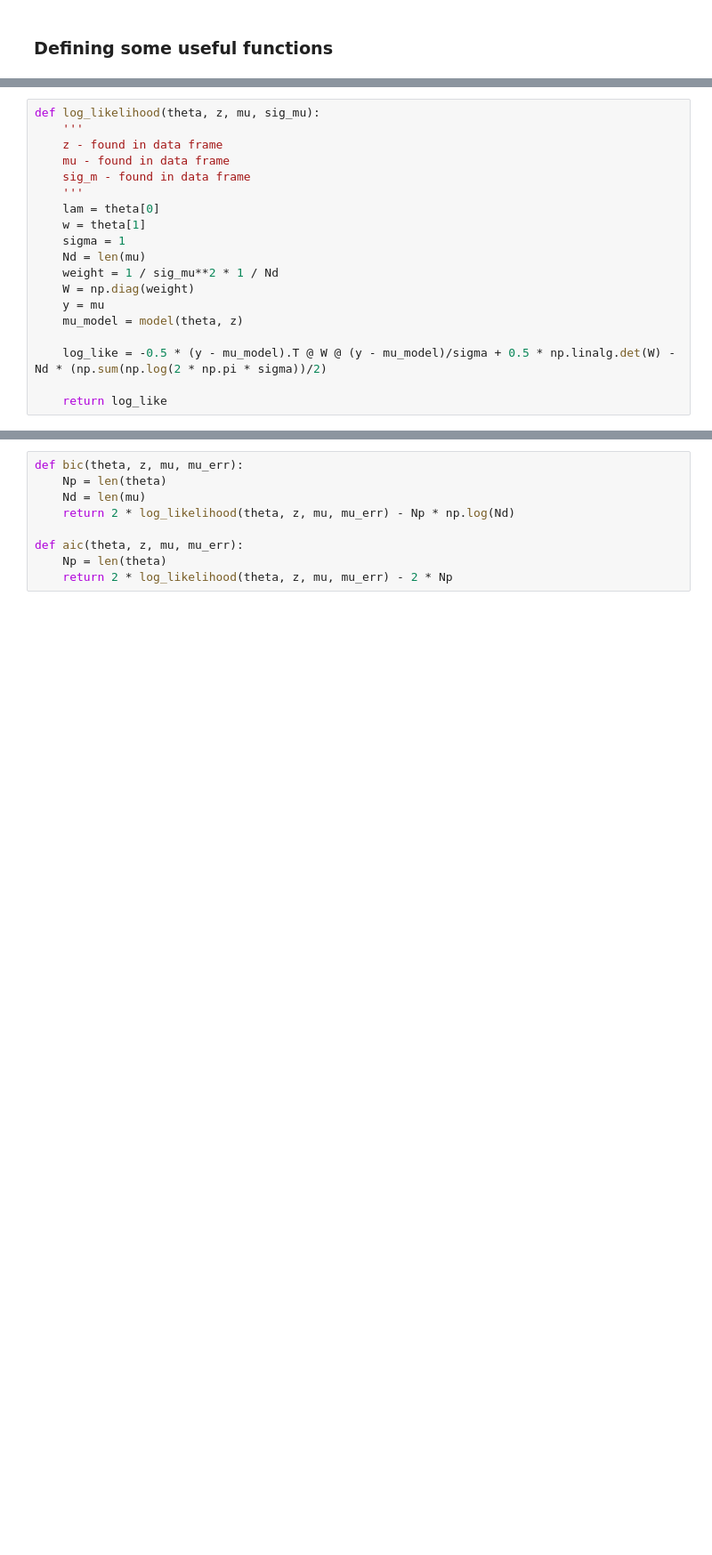
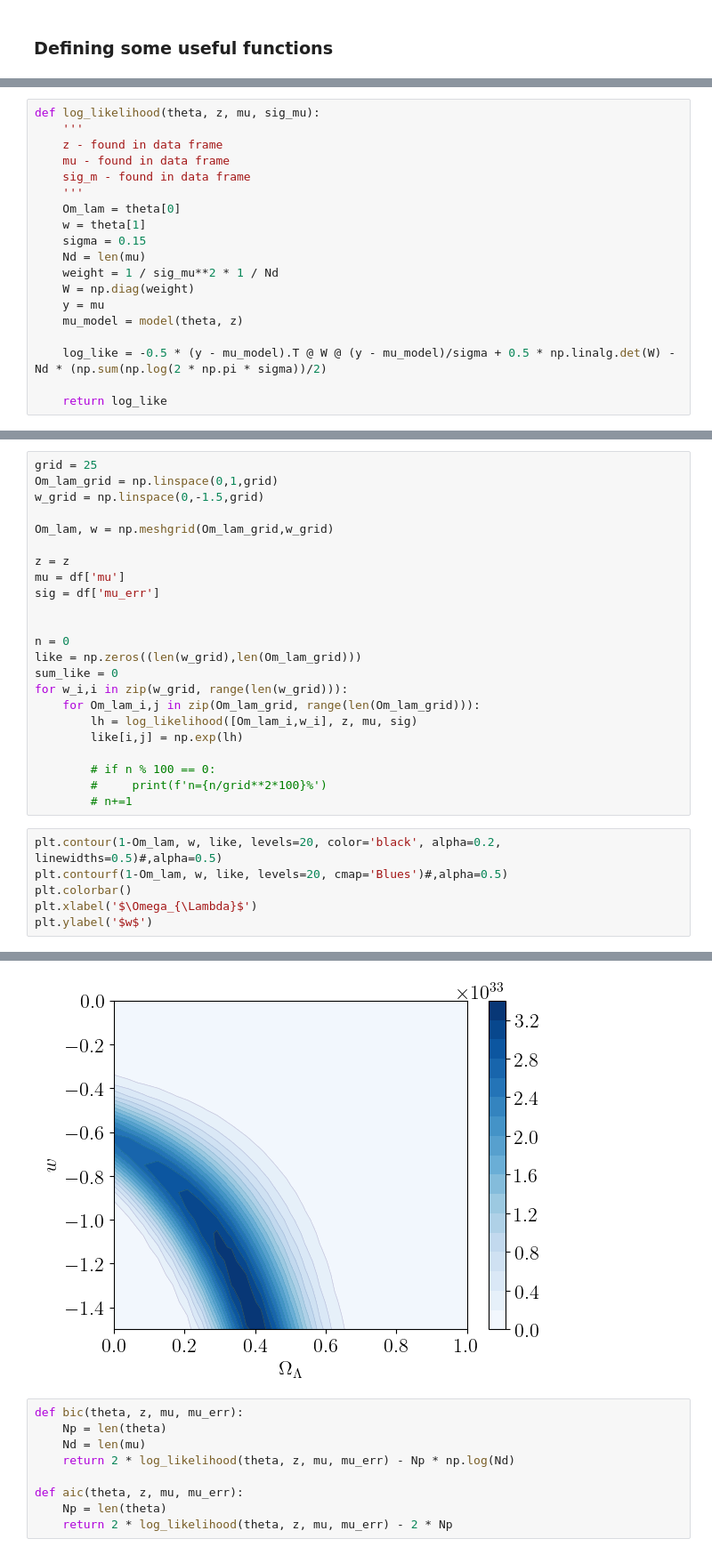
Before and after one commit to j-haralds/Advanced_sim, a Jupyter notebook: proj1_shared/proj1_2_jesper.ipynb, the cells around one changed output, grey strips where cells are left out. Shown at 89% size. Drawn from its saved outputs; the diff is of its cells as text; blank space fills up the shorter version.

```diff
--- a/proj1_shared/proj1_2_jesper.ipynb
+++ b/proj1_shared/proj1_2_jesper.ipynb
@@ -146,9 +147,9 @@ def log_likelihood(theta, z, mu, sig_mu):
     mu - found in data frame
     sig_m - found in data frame
     '''
-    lam = theta[0]
+    Om_lam = theta[0]
     w = theta[1]
-    sigma = 1
+    sigma = 0.15
     Nd = len(mu)
     weight = 1 / sig_mu**2 * 1 / Nd
     W = np.diag(weight)
@@ -160,0 +184,30 @@ def log_likelihood(theta, z, mu, sig_mu):
+# %%
+grid = 25
+Om_lam_grid = np.linspace(0,1,grid)
+w_grid = np.linspace(0,-1.5,grid)
+
+Om_lam, w = np.meshgrid(Om_lam_grid,w_grid)
+
+z = z
+mu = df['mu']
+sig = df['mu_err']
+
+
+n = 0
+like = np.zeros((len(w_grid),len(Om_lam_grid)))
+sum_like = 0
+for w_i,i in zip(w_grid, range(len(w_grid))):
+    for Om_lam_i,j in zip(Om_lam_grid, range(len(Om_lam_grid))):
+        lh = log_likelihood([Om_lam_i,w_i], z, mu, sig)
+        like[i,j] = np.exp(lh)
+
+        # if n % 100 == 0:
+        #     print(f'n={n/grid**2*100}%')
+        # n+=1
+# %%
+plt.contour(1-Om_lam, w, like, levels=20, color='black', alpha=0.2, linewidths=0.5)#,alpha=0.5)
+plt.contourf(1-Om_lam, w, like, levels=20, cmap='Blues')#,alpha=0.5)
+plt.colorbar()
+plt.xlabel('$\Omega_{\Lambda}$')
+plt.ylabel('$w$')
+# %% [output]
@@ -161,3 +215,4 @@ def log_likelihood(theta, z, mu, sig_mu):
+[figure, added]
 # %%
 def bic(theta, z, mu, mu_err):
     Np = len(theta)
```
Also changed, not shown: parts of 7 cells of this notebook, 1 other file.
